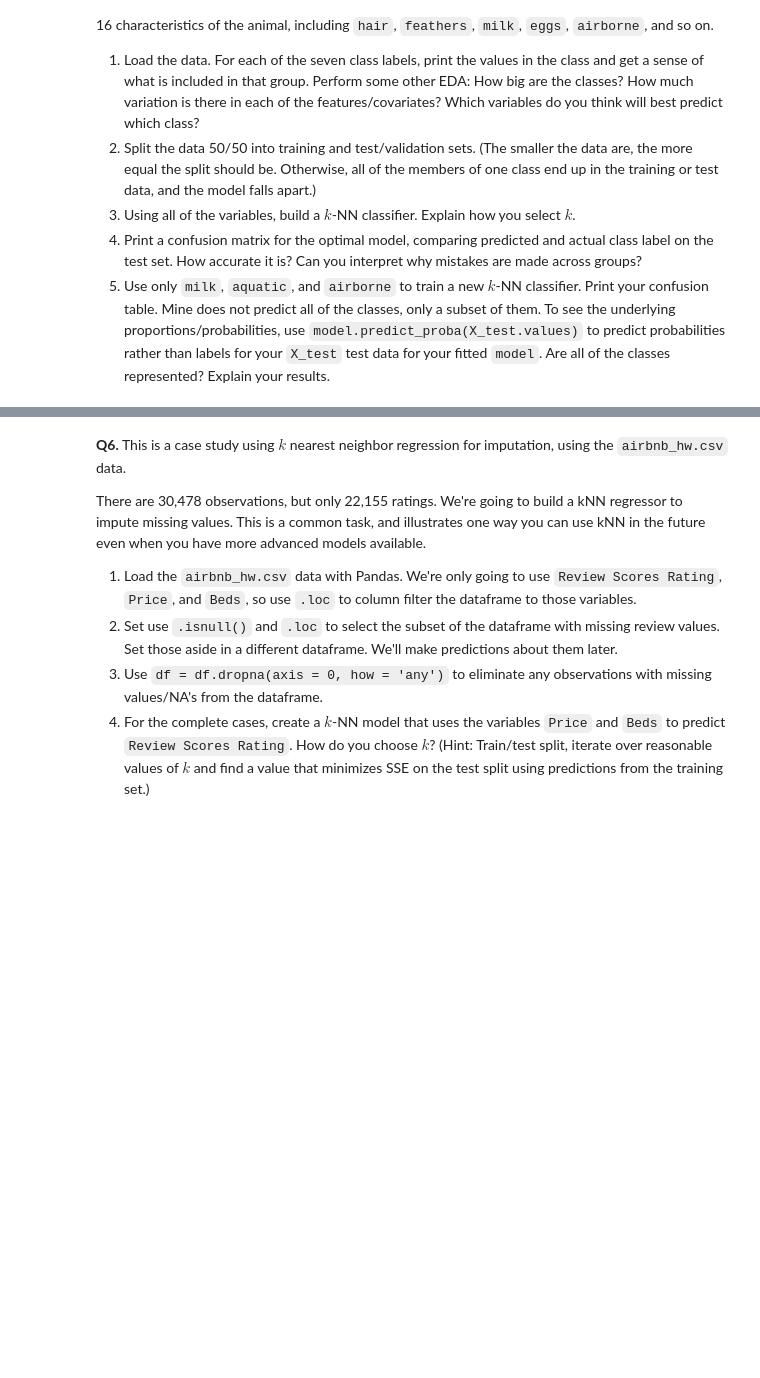
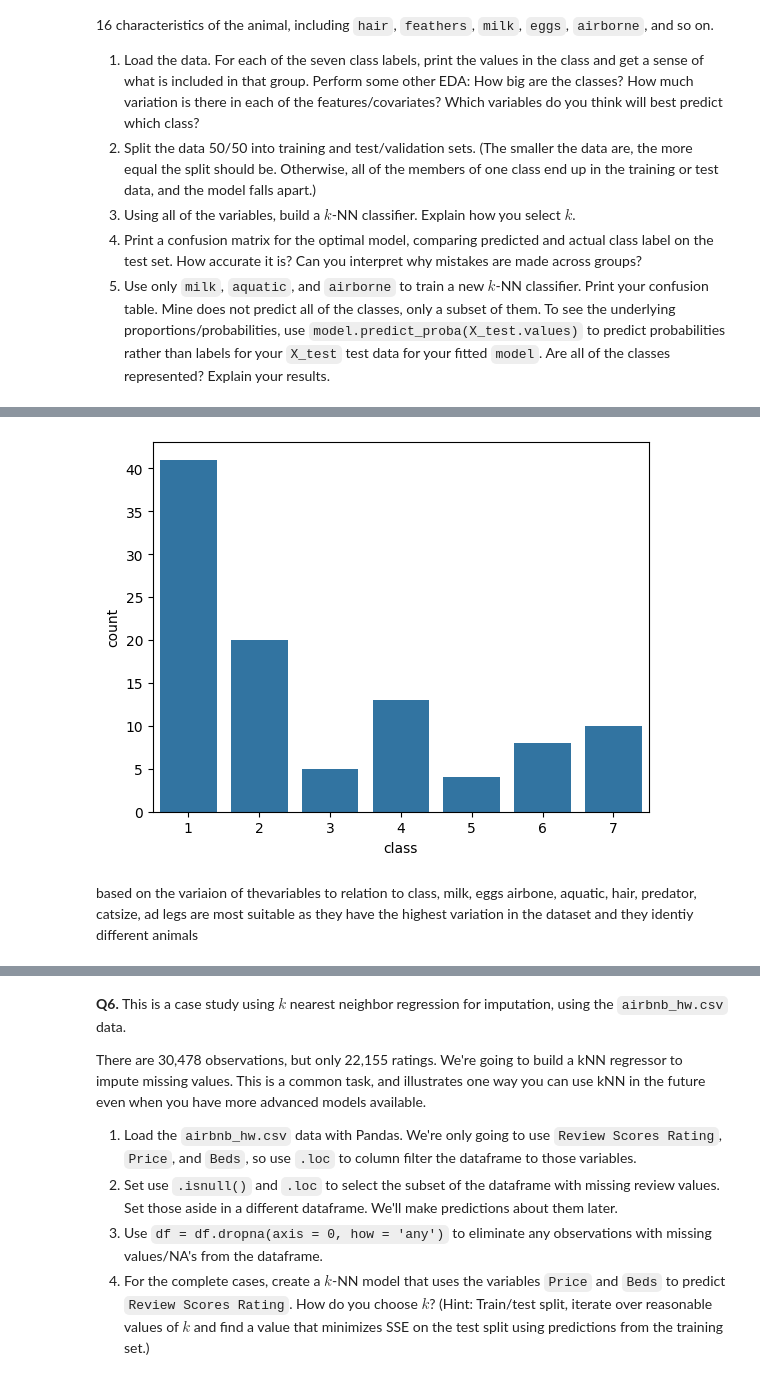
Before and after one commit to SafaaMahbub/undergrad_ml_assignments, a Jupyter notebook: 02_assignment_knn.ipynb, the cells around one changed output, grey strips where cells are left out. Saved outputs shown, nothing was run; the diff lists cells and outputs as text; code cells hidden in the pictures; blank space fills up the shorter version.

```diff
--- a/02_assignment_knn.ipynb
+++ b/02_assignment_knn.ipynb
@@ -146,3 +204,8 @@ The data consist of a label, `class`, taking integer values 1 to 7, the name of
 3. Using all of the variables, build a $k$-NN classifier. Explain how you select $k$.
 4. Print a confusion matrix for the optimal model, comparing predicted and actual class label on the test set. How accurate it is? Can you interpret why mistakes are made across groups?
 5. Use only `milk`, `aquatic`, and `airborne` to train a new $k$-NN classifier. Print your confusion table. Mine does not predict all of the classes, only a subset of them. To see the underlying proportions/probabilities, use `model.predict_proba(X_test.values)` to predict probabilities rather than labels for your `X_test` test data for your fitted `model`. Are all of the classes represented? Explain your results.
+# %%
+import pandas as pd
+
+df= pd.read_csv('/content/data/zoo.csv')
+df.head()
@@ -148,0 +299,9 @@ The data consist of a label, `class`, taking integer values 1 to 7, the name of
+# %%
+import seaborn as sns
+import matplotlib.pyplot as plt
+sns.countplot(data=df, x='class')
+plt.show()
+# %% [output]
+[figure, added]
+# %% [markdown]
+based on the variaion of thevariables to relation to class, milk, eggs airbone, aquatic, hair, predator, catsize, ad legs are most suitable as they have the highest variation in the dataset and they identiy different animals
```
Also changed, not shown: parts of 22 cells of this notebook.
